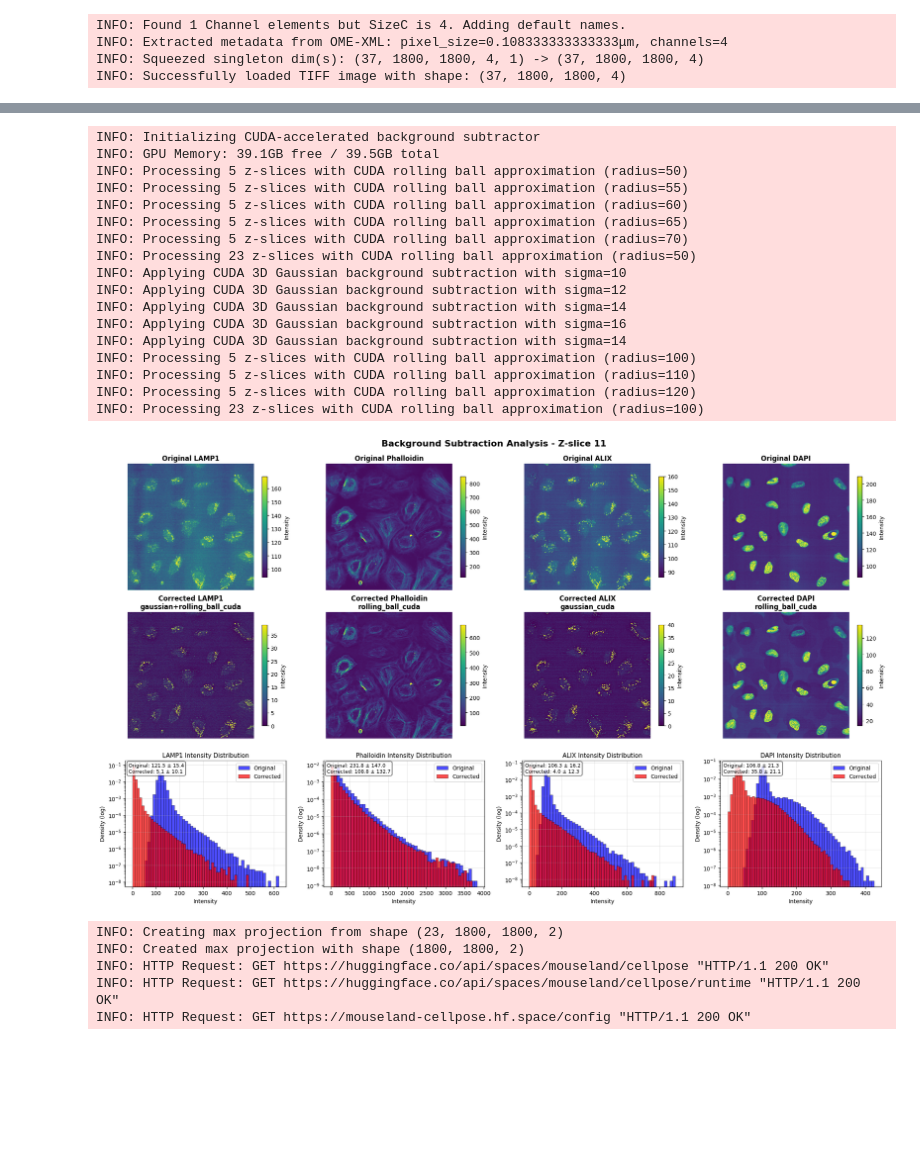
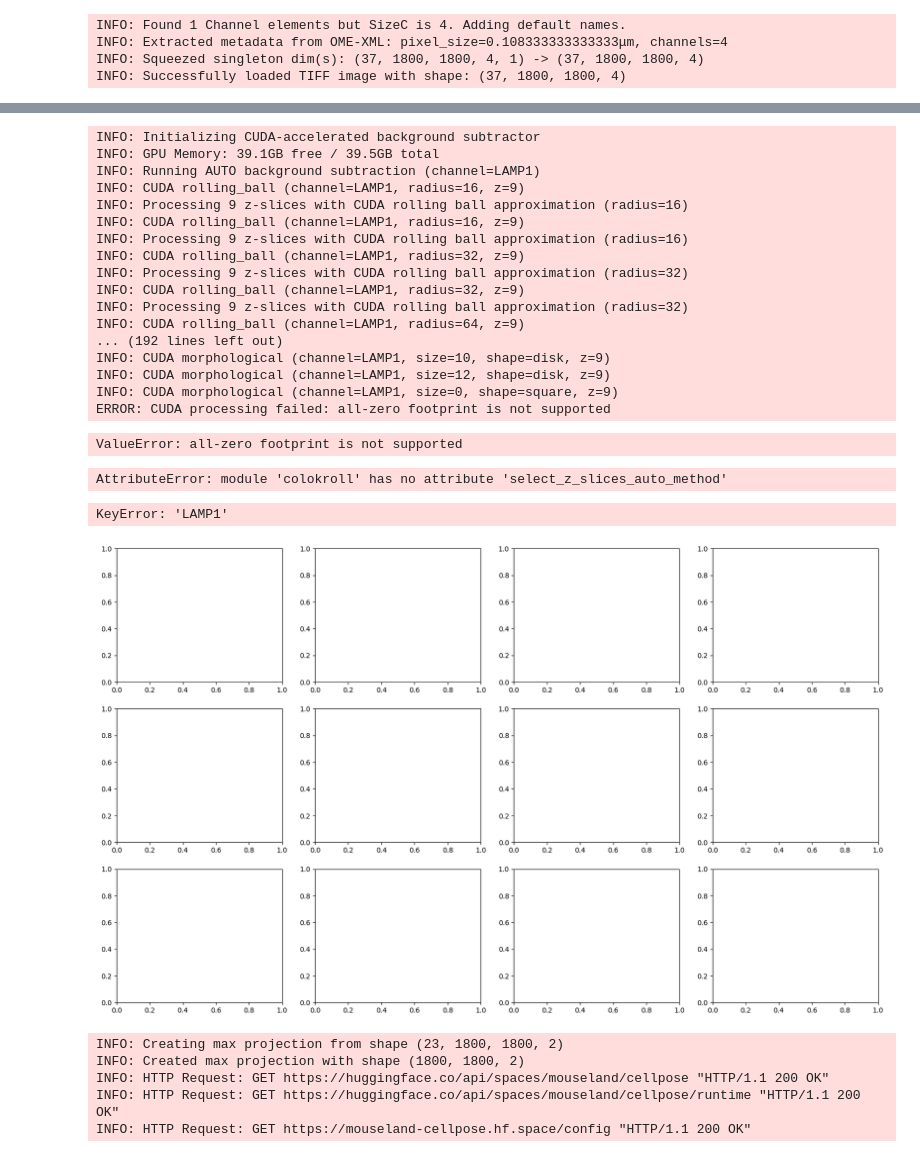
Before and after one commit to biogabriel7/colok-roll, a Jupyter notebook: step_by_step.ipynb, the cells around one changed output, grey strips where cells are left out. Saved outputs shown, nothing was run; the diff lists cells and outputs as text; code cells hidden in the pictures; blank space fills up the shorter version.

```diff
--- a/step_by_step.ipynb
+++ b/step_by_step.ipynb
@@ -51,7 +33,7 @@ bg_subtractor = cr.BackgroundSubtractor()
 results = {}
 
 for i, ch in enumerate(channel_names):
-    ch_data = filtered_image[:, :, :, i]
+    ch_data = image[:, :, :, i]
     t0 = time.perf_counter()
     corrected, meta = bg_subtractor.subtract_background(
         image=ch_data,
@@ -65,36 +47,52 @@ for i, ch in enumerate(channel_names):
 # %% [output]
 INFO: Initializing CUDA-accelerated background subtractor
 INFO: GPU Memory: 39.1GB free / 39.5GB total
-INFO: Processing 5 z-slices with CUDA rolling ball approximation (radius=50)
-INFO: Processing 5 z-slices with CUDA rolling ball approximation (radius=55)
-INFO: Processing 5 z-slices with CUDA rolling ball approximation (radius=60)
-INFO: Processing 5 z-slices with CUDA rolling ball approximation (radius=65)
-INFO: Processing 5 z-slices with CUDA rolling ball approximation (radius=70)
-INFO: Processing 23 z-slices with CUDA rolling ball approximation (radius=50)
-INFO: Applying CUDA 3D Gaussian background subtraction with sigma=10
-INFO: Applying CUDA 3D Gaussian background subtraction with sigma=12
-INFO: Applying CUDA 3D Gaussian background subtraction with sigma=14
-INFO: Applying CUDA 3D Gaussian background subtraction with sigma=16
-INFO: Applying CUDA 3D Gaussian background subtraction with sigma=14
-INFO: Processing 5 z-slices with CUDA rolling ball approximation (radius=100)
-INFO: Processing 5 z-slices with CUDA rolling ball approximation (radius=110)
-INFO: Processing 5 z-slices with CUDA rolling ball approximation (radius=120)
-INFO: Processing 23 z-slices with CUDA rolling ball approximation (radius=100)
+INFO: Running AUTO background subtraction (channel=LAMP1)
+INFO: CUDA rolling_ball (channel=LAMP1, radius=16, z=9)
+INFO: Processing 9 z-slices with CUDA rolling ball approximation (radius=16)
+INFO: CUDA rolling_ball (channel=LAMP1, radius=16, z=9)
+INFO: Processing 9 z-slices with CUDA rolling ball approximation (radius=16)
+INFO: CUDA rolling_ball (channel=LAMP1, radius=32, z=9)
+INFO: Processing 9 z-slices with CUDA rolling ball approximation (radius=32)
+INFO: CUDA rolling_ball (channel=LAMP1, radius=32, z=9)
+INFO: Processing 9 z-slices with CUDA rolling ball approximation (radius=32)
+INFO: CUDA rolling_ball (channel=LAMP1, radius=64, z=9)
+... (192 lines left out)
+INFO: CUDA morphological (channel=LAMP1, size=10, shape=disk, z=9)
+INFO: CUDA morphological (channel=LAMP1, size=12, shape=disk, z=9)
+INFO: CUDA morphological (channel=LAMP1, size=0, shape=square, z=9)
+ERROR: CUDA processing failed: all-zero footprint is not supported
+ValueError: all-zero footprint is not supported
+# %%
+# Z slice selection
+result, info = cr.select_z_slices_auto_method(
+    image,
+    strategy="closest_to_peak",  # Auto-determines keep_top
+    auto_keep_fraction=0.8,  # Keeps slices with scores >= 80% of peak
+    smooth=3,
+)
+
+#Apply the filtering to the image
+filtered_image = image[result.indices_keep]
+print(f"Kept {len(result.indices_keep)} slices out of {image.shape[0]}")
+# %% [output]
+AttributeError: module 'colokroll' has no attribute 'select_z_slices_auto_method'
 # %%
 #visualize the effect of background removal.
 
-middle_slice_idx = filtered_image.shape[0]//2
+middle_slice_idx = image.shape[0]//2
 
 
 fig = bg_subtractor.plot_background_subtraction_comparison(
-    original_data=filtered_image,
+    original_data=image,
     corrected_results=results,
     channel_names=channel_names,
     z_slice=middle_slice_idx,
     figsize=(5*len(channel_names), 12)
 )
 # %% [output]
+KeyError: 'LAMP1'
-[figure, old version]
+[figure, new version]
 # %%
 # Use the corrected 3D arrays (Z, Y, X) from your results dict
 prep = {k: v[0] if isinstance(v, (tuple, list)) else v for k, v in results.items()}
```
Also changed, not shown: parts of 2 cells of this notebook, 2 other files.
